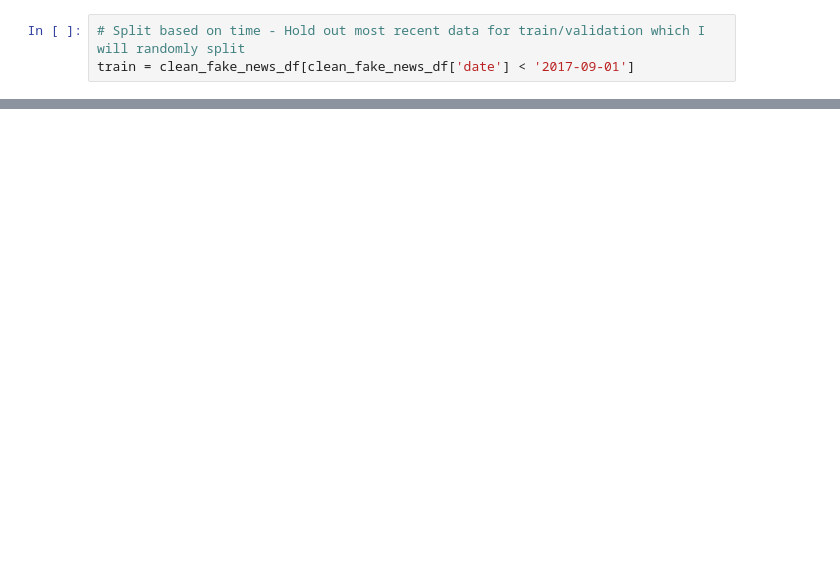
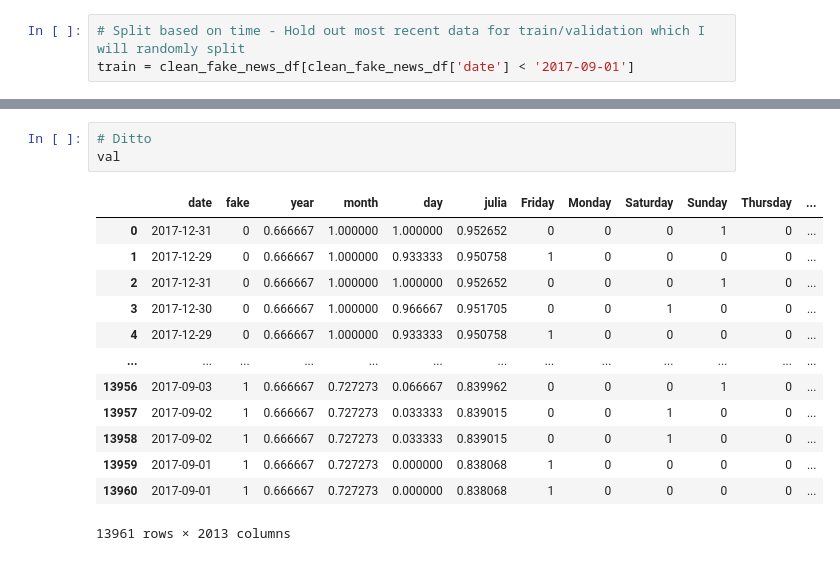
Before and after one commit to SDLoyd/FakeNews, a Jupyter notebook: code/fakenews.ipynb, the cells around one changed output, grey strips where cells are left out. Cells and saved outputs as stored; diff of their text form; blank space fills up the shorter version.

```diff
--- a/code/fakenews.ipynb
+++ b/code/fakenews.ipynb
@@ -251,0 +251,17 @@ test = clean_fake_news_df[clean_fake_news_df['date'] >= '2017-09-01']
+# %%
+# Ditto
+val
+# %% [output]
+|  | date | fake | year | month | day | julia | Friday | Monday | Saturday | Sunday | Thursday | ... |
+| 0 | 2017-12-31 | 0 | 0.666667 | 1.000000 | 1.000000 | 0.952652 | 0 | 0 | 0 | 1 | 0 | ... |
+| 1 | 2017-12-29 | 0 | 0.666667 | 1.000000 | 0.933333 | 0.950758 | 1 | 0 | 0 | 0 | 0 | ... |
+| 2 | 2017-12-31 | 0 | 0.666667 | 1.000000 | 1.000000 | 0.952652 | 0 | 0 | 0 | 1 | 0 | ... |
+| 3 | 2017-12-30 | 0 | 0.666667 | 1.000000 | 0.966667 | 0.951705 | 0 | 0 | 1 | 0 | 0 | ... |
+| 4 | 2017-12-29 | 0 | 0.666667 | 1.000000 | 0.933333 | 0.950758 | 1 | 0 | 0 | 0 | 0 | ... |
+| ... | ... | ... | ... | ... | ... | ... | ... | ... | ... | ... | ... | ... |
+| 13956 | 2017-09-03 | 1 | 0.666667 | 0.727273 | 0.066667 | 0.839962 | 0 | 0 | 0 | 1 | 0 | ... |
+| 13957 | 2017-09-02 | 1 | 0.666667 | 0.727273 | 0.033333 | 0.839015 | 0 | 0 | 1 | 0 | 0 | ... |
+| 13958 | 2017-09-02 | 1 | 0.666667 | 0.727273 | 0.033333 | 0.839015 | 0 | 0 | 1 | 0 | 0 | ... |
+| 13959 | 2017-09-01 | 1 | 0.666667 | 0.727273 | 0.000000 | 0.838068 | 1 | 0 | 0 | 0 | 0 | ... |
+| 13960 | 2017-09-01 | 1 | 0.666667 | 0.727273 | 0.000000 | 0.838068 | 1 | 0 | 0 | 0 | 0 | ... |
+13961 rows × 2013 columns
```
Also changed, not shown: parts of 57 cells of this notebook.
